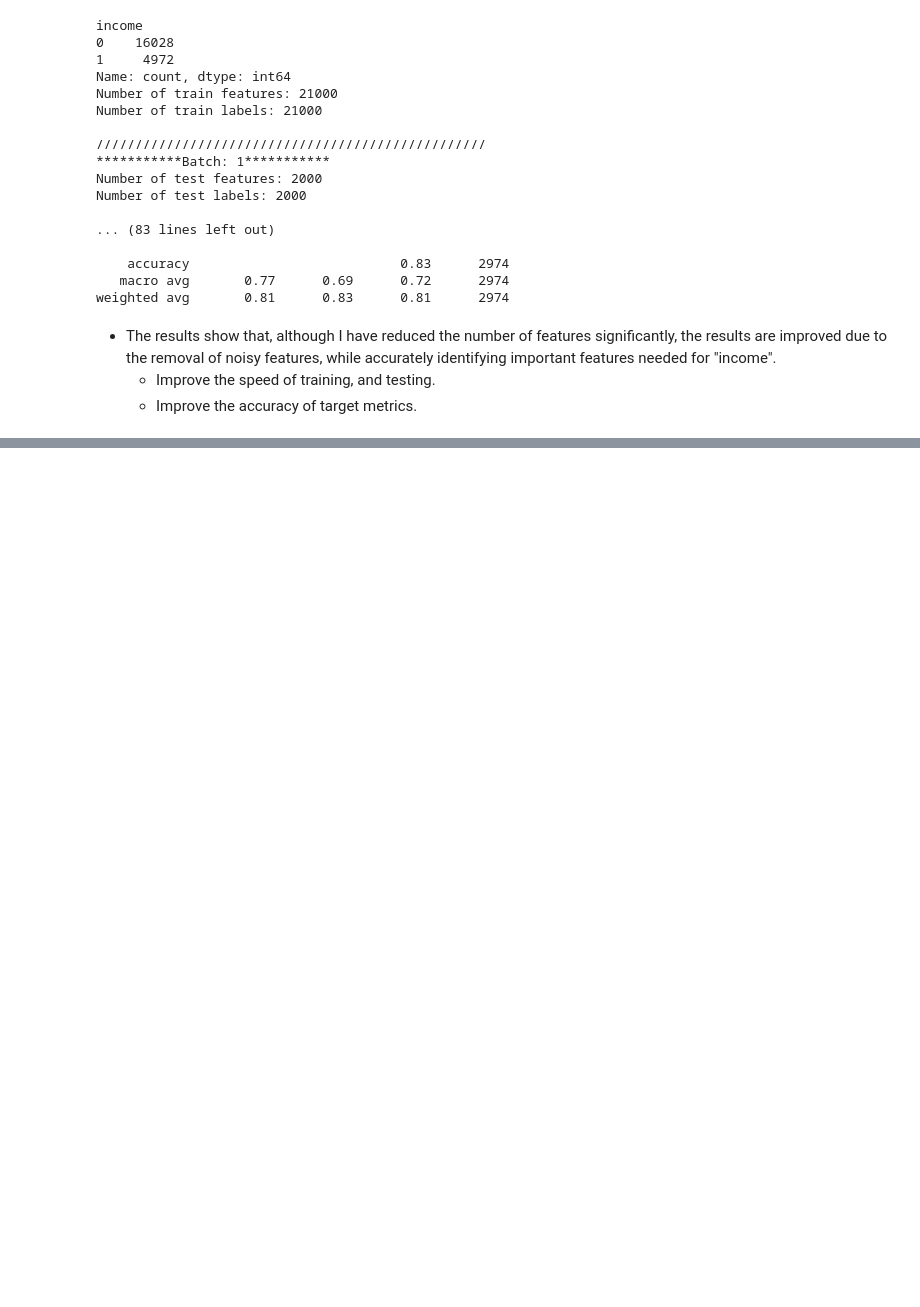
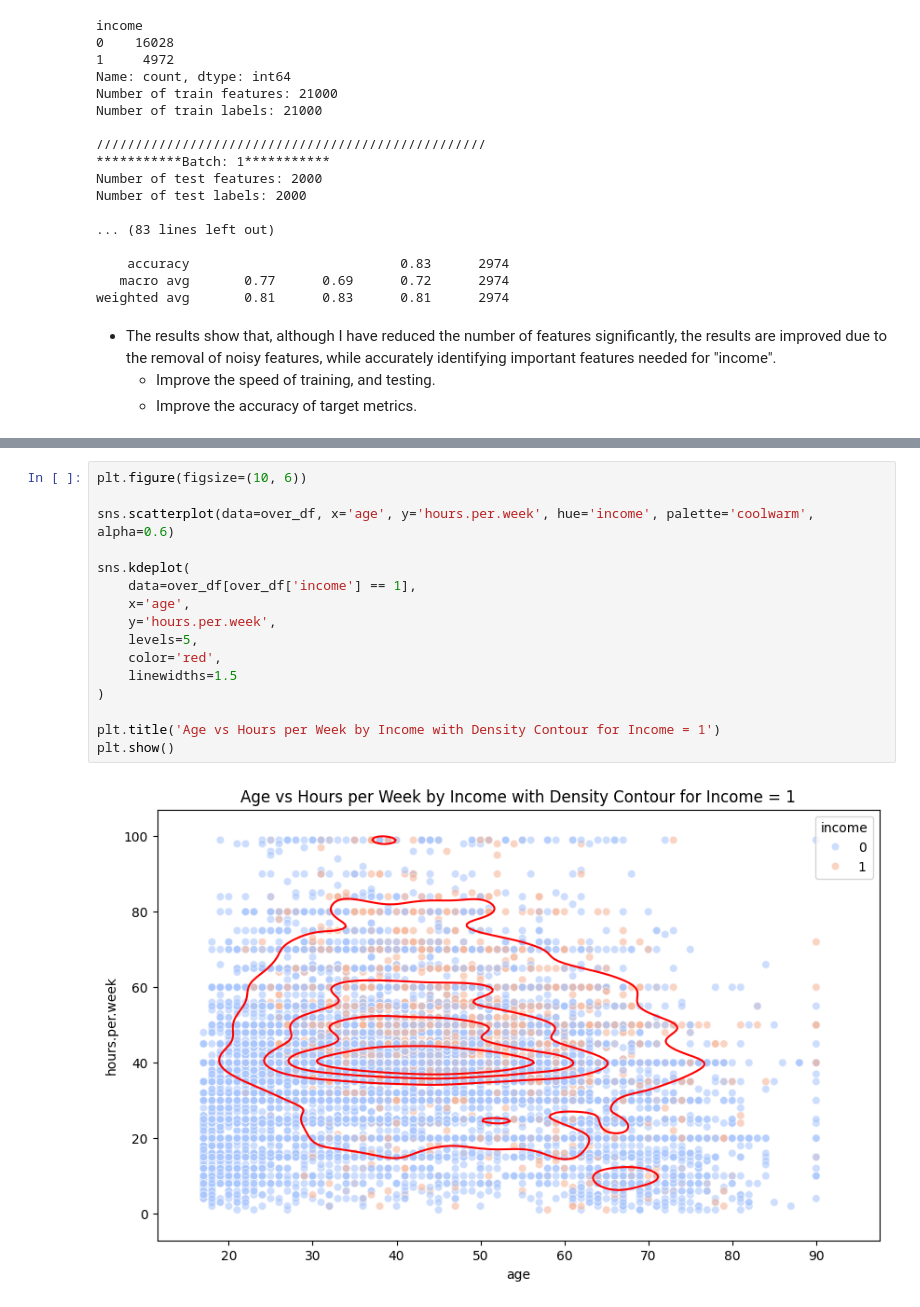
Before and after one commit to Hoanha2101/DataMining, a Jupyter notebook: data_mining.ipynb, the cells around one changed output, grey strips where cells are left out. Saved outputs shown, nothing was run; the diff lists cells and outputs as text; blank space fills up the shorter version.

```diff
--- a/data_mining.ipynb
+++ b/data_mining.ipynb
@@ -1092,0 +1104,18 @@ weighted avg       0.81      0.83      0.81      2974
+# %%
+plt.figure(figsize=(10, 6))
+
+sns.scatterplot(data=over_df, x='age', y='hours.per.week', hue='income', palette='coolwarm', alpha=0.6)
+
+sns.kdeplot(
+    data=over_df[over_df['income'] == 1],
+    x='age',
+    y='hours.per.week',
+    levels=5,
+    color='red',
+    linewidths=1.5
+)
+
+plt.title('Age vs Hours per Week by Income with Density Contour for Income = 1')
+plt.show()
+# %% [output]
+[figure, added]
```
Also changed, not shown: parts of 17 cells of this notebook, 1 other file.
